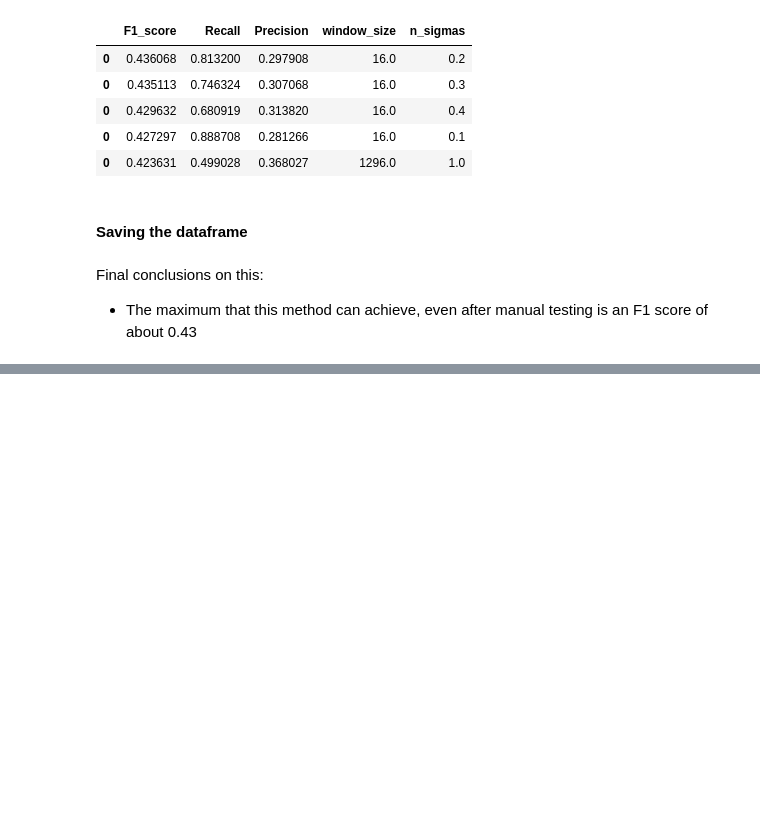
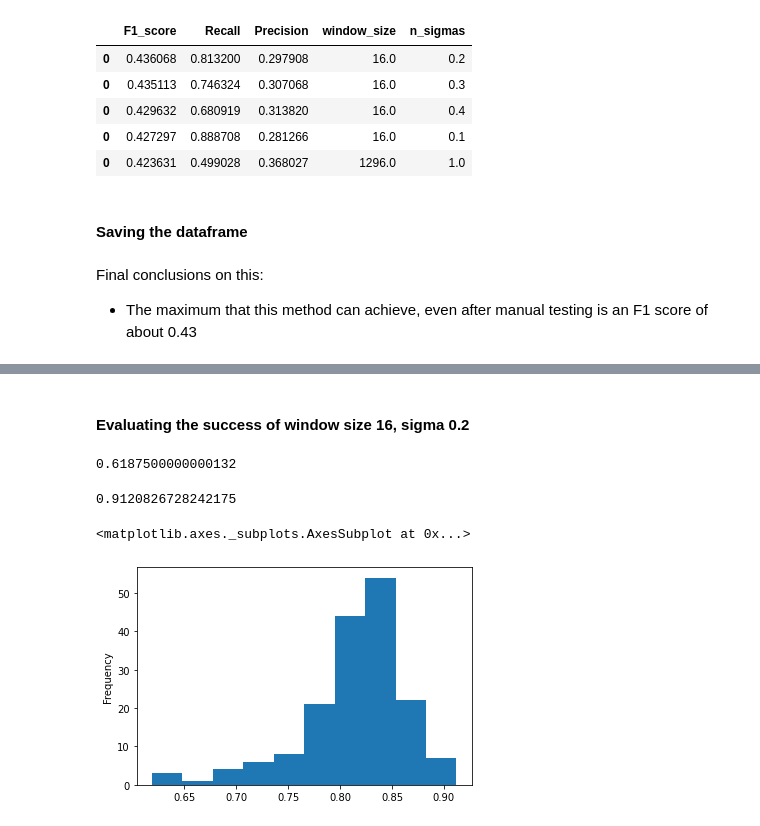
Before and after one commit to gregfeliu/Vowel_Finder, a Jupyter notebook: Optimal_Hampel_Filter_Parameters.ipynb, the cells around one changed output, grey strips where cells are left out. Saved outputs shown, nothing was run; the diff lists cells and outputs as text; code cells hidden in the pictures; blank space fills up the shorter version.

```diff
--- a/Optimal_Hampel_Filter_Parameters.ipynb
+++ b/Optimal_Hampel_Filter_Parameters.ipynb
@@ -173,0 +194,4 @@ Final conclusions on this:
+# %%
+binary_indices_16_2_timepoints = []
+for idx, x in enumerate(binary_indices_16_2):
+    binary_indices_16_2_timepoints.append(x*idx)
@@ -173,0 +206,9 @@ Final conclusions on this:
+# %%
+prediction_counter_list = []
+for x in range(short_df.shape[0]):
+    predictions_in_seconds = np.array(binary_indices_16_2_timepoints) / 8000
+    prediction_counter_binary = np.where((predictions_in_seconds > short_df['Phone_xmin'][x]) &
+                                  (predictions_in_seconds < short_df['Phone_xmax'][x]),
+                                         1, 0)
+    total = prediction_counter_binary.sum()
+    prediction_counter_list.append(total)
@@ -173,0 +224,4 @@ Final conclusions on this:
+# %%
+short_df['Sigma0.2_window16'] = prediction_counter_list
+# %%
+short_df['Percent_of_16_2_predicted'] = short_df['Sigma0.2_window16'] / (short_df['Phone_Duration'] * 8000)
@@ -173,0 +234,10 @@ Final conclusions on this:
+# %% [markdown]
+#### Evaluating the success of window size 16, sigma 0.2
+# %%
+short_df['Percent_of_16_2_predicted'].min()
+# %% [output]
+0.6187500000000132
+# %%
+short_df['Percent_of_16_2_predicted'].max()
+# %% [output]
+0.9120826728242175
@@ -173,0 +246,6 @@ Final conclusions on this:
+# %%
+# visualizing the distribution of the percent correct
+short_df['Percent_of_16_2_predicted'].plot(kind='hist')
+# %% [output]
+<matplotlib.axes._subplots.AxesSubplot at 0x...>
+[figure, added]
```
Also changed, not shown: parts of 47 cells of this notebook, 1 other file.
